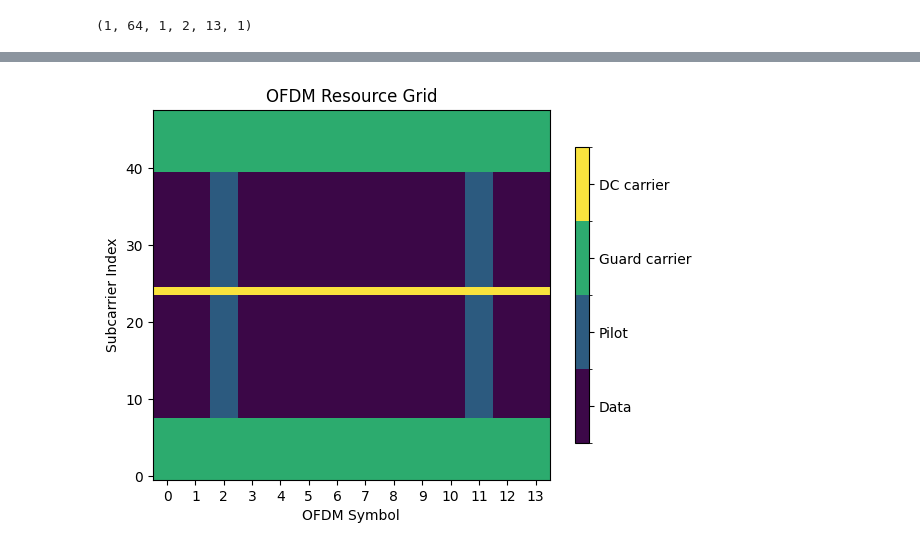
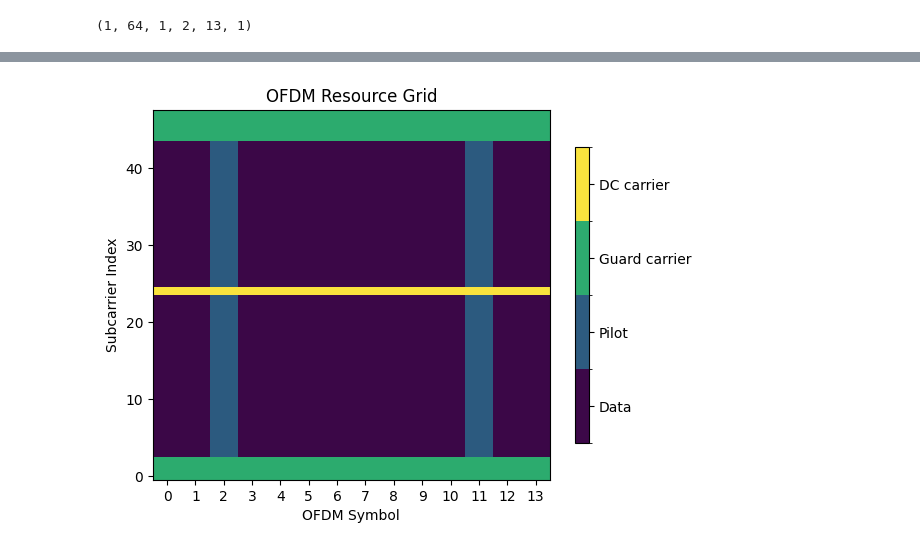
Before and after one commit to SJ00425/Block-sparsity-chest, a Jupyter notebook: generate_paths.ipynb, the cells around one changed output, grey strips where cells are left out. Drawn from its saved outputs; the diff is of its cells as text; code cells hidden in the pictures.

```diff
--- a/generate_paths.ipynb
+++ b/generate_paths.ipynb
@@ -164,8 +164,8 @@ CARRIER_FREQUENCY = 10e9 # Hz
 SPEED = 0 # m/s
 Fs = fft_size * scs
 num_tx = 1
-num_streams_per_tx = 1
-num_guard_carriers = [8, 8]
+num_streams_per_tx = 2
+num_guard_carriers = [3, 4]
 cp_len  = 2
 
 rg = ResourceGrid(num_ofdm_symbols=num_ofdm_symbols,
@@ -183,4 +193,4 @@ rg.show();
-[figure, old version]
+[figure, new version]
 # %%
 rg.pilot_pattern.show();
 # %% [output]
```
Also changed, not shown: parts of 4 cells of this notebook.
